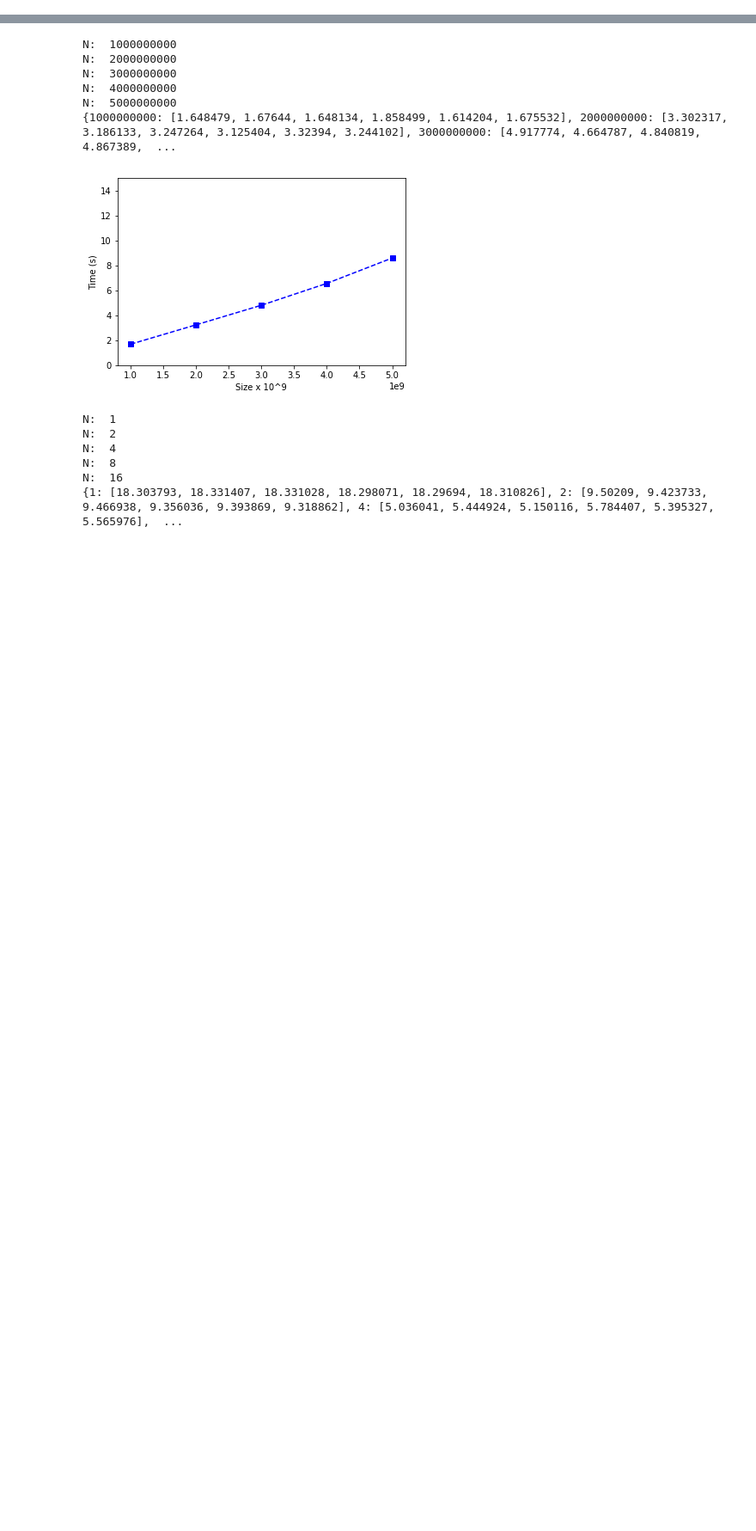
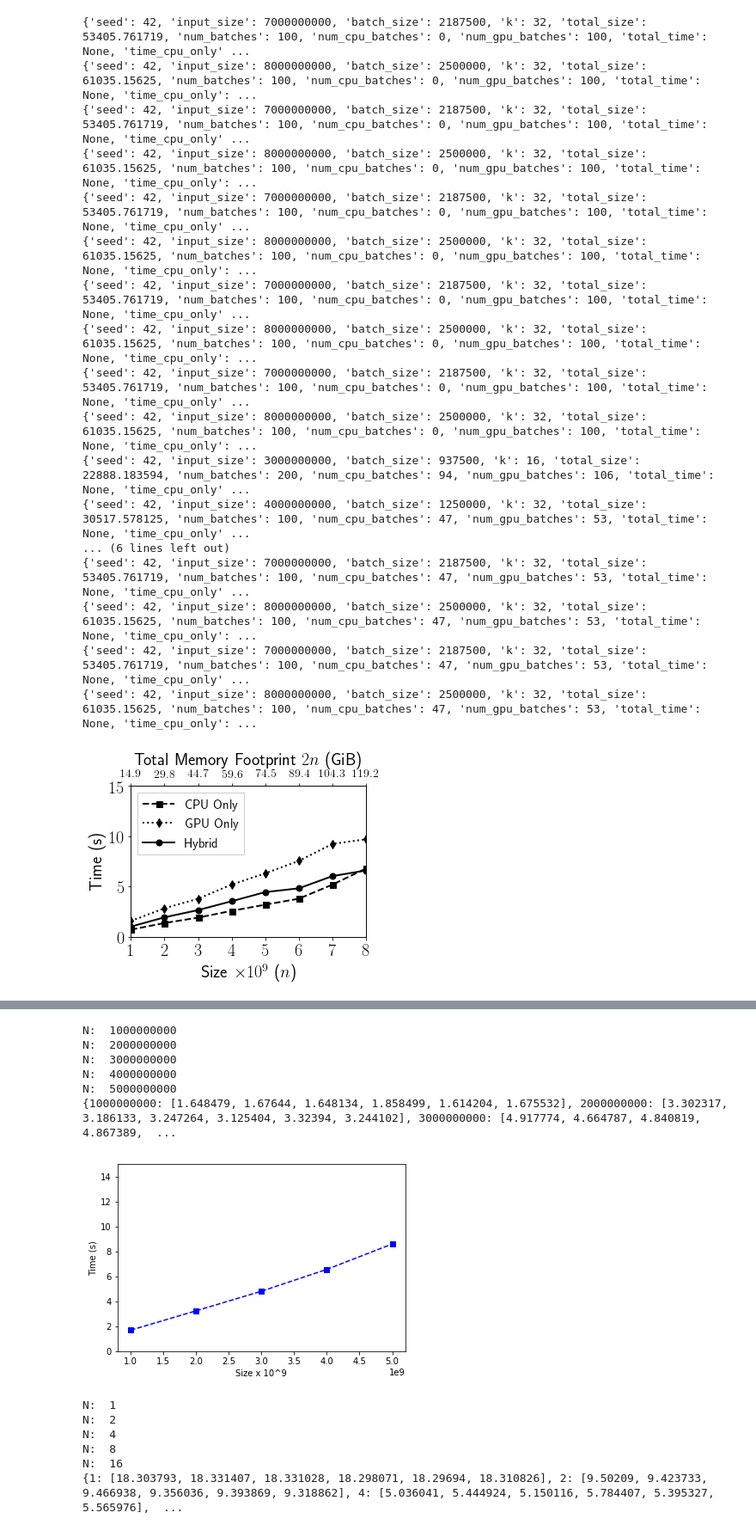
Before and after one commit to ZwFink/CS-485, a Jupyter notebook: Scripts/AtA/multiway_merge/plots/plot_runtimes.ipynb, the cells around one changed output, grey strips where cells are left out. Shown at 86% size. Saved outputs shown, nothing was run; the diff lists cells and outputs as text; code cells hidden in the pictures; blank space fills up the shorter version.

Commit message:
added k=2, k=32 plots

```diff
--- a/Scripts/AtA/multiway_merge/plots/plot_runtimes.ipynb
+++ b/Scripts/AtA/multiway_merge/plots/plot_runtimes.ipynb
@@ -153,3 +154,80 @@ def parse_cpu_imbalance( filename ):
                 time = float( line.split( ':' )[ 1 ].strip() )
                 out_dict[ n ].append( abs( time ) )
     return out_dict
+# %%
+cpu_only_file = 'outfile_cpu_frac_1_combined.txt'
+gpu_only_file = 'outfile_cpu_frac_0_combined.txt'
+hybrid_file   = 'outfile_cpu_frac_0.47_combined.txt'
+
+cpu_only_data = parser.parse( cpu_only_file )
+gpu_only_data = parser.parse( gpu_only_file )
+hybrid_data   = parser.parse( hybrid_file )
+
+cpu_lists    = cpu_only_data.as_dict( 'k' )[ 2 ].as_dict( 'input_size' )
+gpu_lists    = gpu_only_data.as_dict( 'k' )[ 2 ].as_dict( 'input_size' )
+hybrid_lists = hybrid_data.as_dict( 'k' )[ 2 ].as_dict( 'input_size' )
+
+times_cpu    = [ cpu_lists[ item ].apply( np.mean, 'time_cpu_only' ) for item in sorted( cpu_lists.keys() ) ]
+times_gpu    = [ gpu_lists[ item ].apply( np.mean, 'time_gpu_only' ) for item in sorted( gpu_lists.keys() ) ]
+times_hybrid = [ hybrid_lists[ item ].apply( np.mean, 'total_time' ) for item in sorted( hybrid_lists.keys() ) ]
+
+
+size_GiB_2n = np.arange( 14.901, 120, 14.9012 )
+fig = plt.figure( figsize = ( 5, 4 ) )
+ax1 = fig.add_subplot( 111 )
+ax2 = ax1.twiny()
+
+ax1.tick_params( which = 'major', labelsize = 20 )
+ax2.tick_params( which = 'major', labelsize = 14 )
+
+x_hybrid = size_GiB_2n
+x_single = range( 1, 9 )
+
+lab1 = ax1.plot( x_single, times_cpu, ls = 'dashed', c = 'black', marker = 's', markersize = 7, linewidth = 2, label = "CPU Only")
+lab2 = ax1.plot( x_single, times_gpu, ls = 'dotted', c = 'black', marker = 'd', markersize = 7, linewidth = 2, label = "GPU Only")
+lab3 = ax2.plot( x_hybrid, times_hybrid, ls = '-', c = 'black', marker = 'o', markersize = 7, linewidth = 2, label = "Hybrid")
+ax1.set_xticks( np.arange( 1, 8.01, 1 ) )
+ax2.set_xticks( size_GiB_2n )
+# set ax2 xticks
+
+#print( np.mean( times_cpu[ 8000000000 ] ) / np.mean( times_hybrid[ 8000000000 ]) )
+ax1.set_xlabel( 'Size $\\times10^9$ ($n$)', fontsize = 20)
+ax1.set_ylabel( 'Time (s)', fontsize = 20)
+
+ax2.set_xlabel( "Total Memory Footprint $2n$ (GiB)", fontsize = 20 )
+
+# set ax2 xlabel
+# add lab3 when available
+lns = lab1 + lab2 + lab3
+
+labs = [ l.get_label() for l in lns ]
+
+l = ax1.legend( lns, labs, fontsize = 15, loc = 'upper left', fancybox = False, framealpha = 1,
+              handlelength = 2.5, ncol = 1)
+ax1.set_ylim( 0, 15 )
+ax1.set_xlim( 1, 8 )
+
+#ax2.set_xlim( size_GiB_2n[ 0 ], size_GiB_2n[ -1 ] )
+ax2.set_xlim( 14.901, 119.209 )
+
+plt.tight_layout()
+fig.savefig( 'size_vs_time_multiway_k2.pdf', bbox_inches = 'tight' )
+# %% [output]
+{'seed': 42, 'input_size': 7000000000, 'batch_size': 2187500, 'k': 32, 'total_size': 53405.761719, 'num_batches': 100, 'num_cpu_batches': 0, 'num_gpu_batches': 100, 'total_time': None, 'time_cpu_only' ...
+{'seed': 42, 'input_size': 8000000000, 'batch_size': 2500000, 'k': 32, 'total_size': 61035.15625, 'num_batches': 100, 'num_cpu_batches': 0, 'num_gpu_batches': 100, 'total_time': None, 'time_cpu_only': ...
+{'seed': 42, 'input_size': 7000000000, 'batch_size': 2187500, 'k': 32, 'total_size': 53405.761719, 'num_batches': 100, 'num_cpu_batches': 0, 'num_gpu_batches': 100, 'total_time': None, 'time_cpu_only' ...
+{'seed': 42, 'input_size': 8000000000, 'batch_size': 2500000, 'k': 32, 'total_size': 61035.15625, 'num_batches': 100, 'num_cpu_batches': 0, 'num_gpu_batches': 100, 'total_time': None, 'time_cpu_only': ...
+{'seed': 42, 'input_size': 7000000000, 'batch_size': 2187500, 'k': 32, 'total_size': 53405.761719, 'num_batches': 100, 'num_cpu_batches': 0, 'num_gpu_batches': 100, 'total_time': None, 'time_cpu_only' ...
+{'seed': 42, 'input_size': 8000000000, 'batch_size': 2500000, 'k': 32, 'total_size': 61035.15625, 'num_batches': 100, 'num_cpu_batches': 0, 'num_gpu_batches': 100, 'total_time': None, 'time_cpu_only': ...
+{'seed': 42, 'input_size': 7000000000, 'batch_size': 2187500, 'k': 32, 'total_size': 53405.761719, 'num_batches': 100, 'num_cpu_batches': 0, 'num_gpu_batches': 100, 'total_time': None, 'time_cpu_only' ...
+{'seed': 42, 'input_size': 8000000000, 'batch_size': 2500000, 'k': 32, 'total_size': 61035.15625, 'num_batches': 100, 'num_cpu_batches': 0, 'num_gpu_batches': 100, 'total_time': None, 'time_cpu_only': ...
+{'seed': 42, 'input_size': 7000000000, 'batch_size': 2187500, 'k': 32, 'total_size': 53405.761719, 'num_batches': 100, 'num_cpu_batches': 0, 'num_gpu_batches': 100, 'total_time': None, 'time_cpu_only' ...
+{'seed': 42, 'input_size': 8000000000, 'batch_size': 2500000, 'k': 32, 'total_size': 61035.15625, 'num_batches': 100, 'num_cpu_batches': 0, 'num_gpu_batches': 100, 'total_time': None, 'time_cpu_only': ...
+{'seed': 42, 'input_size': 3000000000, 'batch_size': 937500, 'k': 16, 'total_size': 22888.183594, 'num_batches': 200, 'num_cpu_batches': 94, 'num_gpu_batches': 106, 'total_time': None, 'time_cpu_only' ...
+{'seed': 42, 'input_size': 4000000000, 'batch_size': 1250000, 'k': 32, 'total_size': 30517.578125, 'num_batches': 100, 'num_cpu_batches': 47, 'num_gpu_batches': 53, 'total_time': None, 'time_cpu_only' ...
+... (6 lines left out)
+{'seed': 42, 'input_size': 7000000000, 'batch_size': 2187500, 'k': 32, 'total_size': 53405.761719, 'num_batches': 100, 'num_cpu_batches': 47, 'num_gpu_batches': 53, 'total_time': None, 'time_cpu_only' ...
+{'seed': 42, 'input_size': 8000000000, 'batch_size': 2500000, 'k': 32, 'total_size': 61035.15625, 'num_batches': 100, 'num_cpu_batches': 47, 'num_gpu_batches': 53, 'total_time': None, 'time_cpu_only': ...
+{'seed': 42, 'input_size': 7000000000, 'batch_size': 2187500, 'k': 32, 'total_size': 53405.761719, 'num_batches': 100, 'num_cpu_batches': 47, 'num_gpu_batches': 53, 'total_time': None, 'time_cpu_only' ...
+{'seed': 42, 'input_size': 8000000000, 'batch_size': 2500000, 'k': 32, 'total_size': 61035.15625, 'num_batches': 100, 'num_cpu_batches': 47, 'num_gpu_batches': 53, 'total_time': None, 'time_cpu_only': ...
+[figure, added]
```
Also changed, not shown: parts of 2 cells of this notebook.
